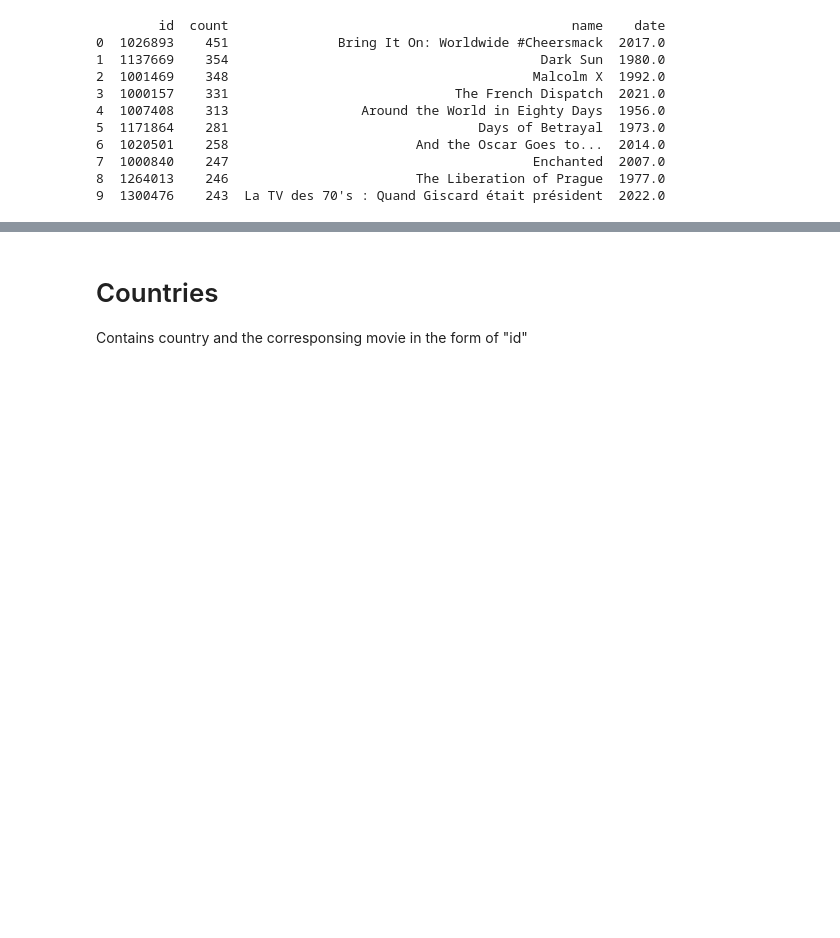
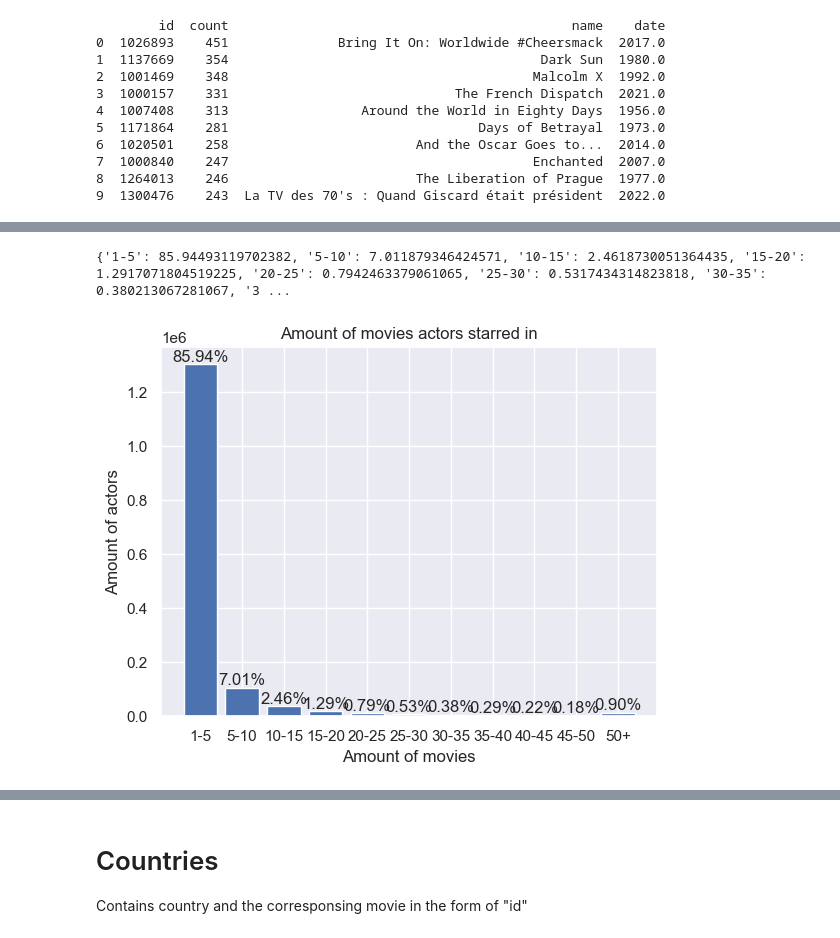
Before and after one commit to DasGewuerz/htw_letterboxd, a Jupyter notebook: letterboxd.ipynb, the cells around one changed output, grey strips where cells are left out. Cells and saved outputs as stored; diff of their text form; code cells hidden in the pictures; blank space fills up the shorter version.

Commit message:
added some visualizations to the notebook

```diff
--- a/letterboxd.ipynb
+++ b/letterboxd.ipynb
@@ -110,0 +157,43 @@ print(top_actors.head(10))
+# %%
+# bar plot of count of movies actors starred in
+n1_5 = actors["name"].value_counts()[(actors["name"].value_counts() >= 1) & (actors["name"].value_counts() < 5)].count()
+n5_10 = actors["name"].value_counts()[(actors["name"].value_counts() >= 5) & (actors["name"].value_counts() < 10)].count()
+n10_15 = actors["name"].value_counts()[(actors["name"].value_counts() >= 10) & (actors["name"].value_counts() < 15)].count()
+n15_20 = actors["name"].value_counts()[(actors["name"].value_counts() >= 15) & (actors["name"].value_counts() < 20)].count()
+n20_25 = actors["name"].value_counts()[(actors["name"].value_counts() >= 20) & (actors["name"].value_counts() < 25)].count()
+n25_30 = actors["name"].value_counts()[(actors["name"].value_counts() >= 25) & (actors["name"].value_counts() < 30)].count()
+n30_35 = actors["name"].value_counts()[(actors["name"].value_counts() >= 30) & (actors["name"].value_counts() < 35)].count()
+n35_40 = actors["name"].value_counts()[(actors["name"].value_counts() >= 35) & (actors["name"].value_counts() < 40)].count()
+n40_45 = actors["name"].value_counts()[(actors["name"].value_counts() >= 40) & (actors["name"].value_counts() < 45)].count()
+n45_50 = actors["name"].value_counts()[(actors["name"].value_counts() >= 45) & (actors["name"].value_counts() < 50)].count()
+n50_plus = actors["name"].value_counts()[(actors["name"].value_counts() >= 50)].count()
+
+data = {
+    "1-5": n1_5,
+    "5-10": n5_10,
+    "10-15": n10_15,
+    "15-20": n15_20,
+    "20-25": n20_25,
+    "25-30": n25_30,
+    "30-35": n30_35,
+    "35-40": n35_40,
+    "40-45": n40_45,
+    "45-50": n45_50,
+    "50+": n50_plus
+}
+# also add percentages
+total = actors["name"].value_counts().count()
+percentages = {key: value / total * 100 for key, value in data.items()}
+print(percentages)
+
+plt.bar(data.keys(), data.values())
+plt.xlabel("Amount of movies")
+plt.ylabel("Amount of actors")
+plt.title("Amount of movies actors starred in")
+# add percentages
+for key, value in percentages.items():
+    plt.text(key, data[key], f"{value:.2f}%", ha="center", va="bottom")
+plt.show()
+# %% [output]
+{'1-5': 85.94493119702382, '5-10': 7.011879346424571, '10-15': 2.4618730051364435, '15-20': 1.2917071804519225, '20-25': 0.7942463379061065, '25-30': 0.5317434314823818, '30-35': 0.380213067281067, '3 ...
+[figure, added]
```
Also changed, not shown: parts of 3 cells of this notebook.
